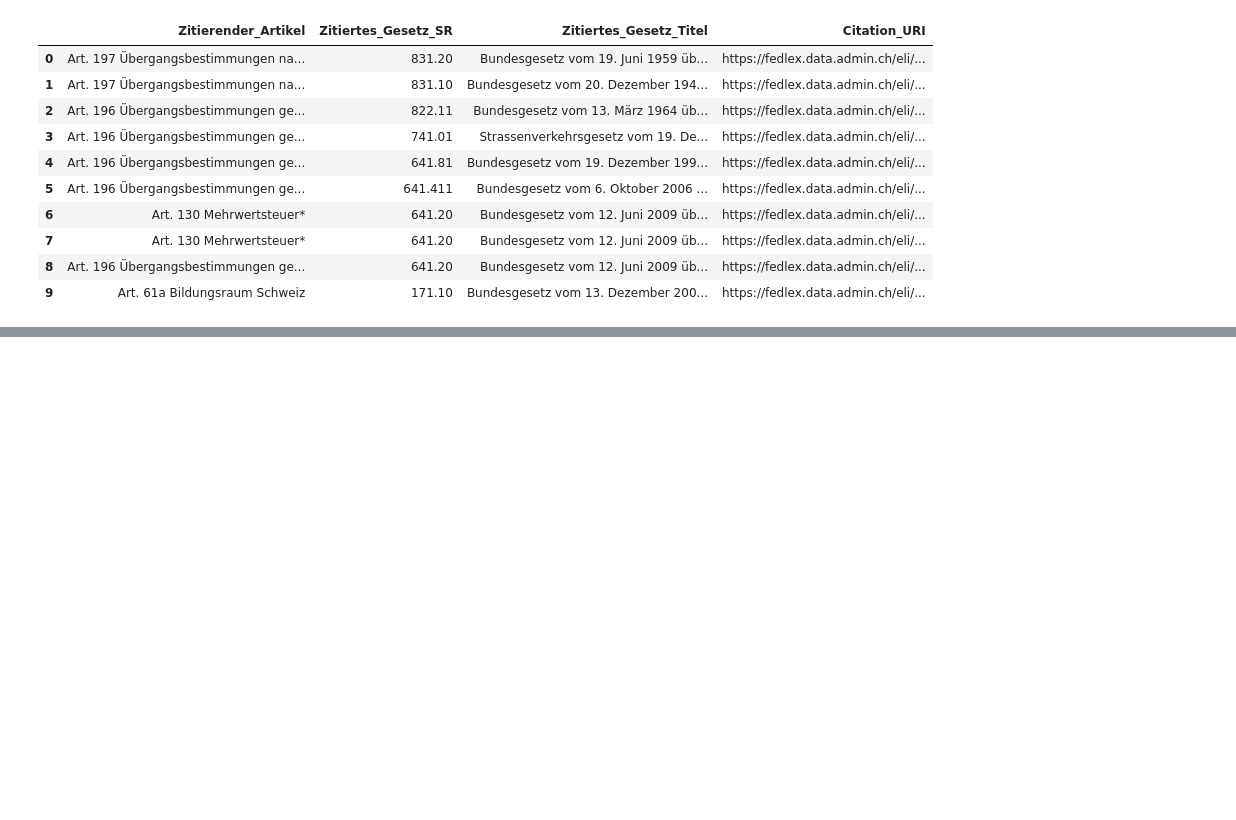
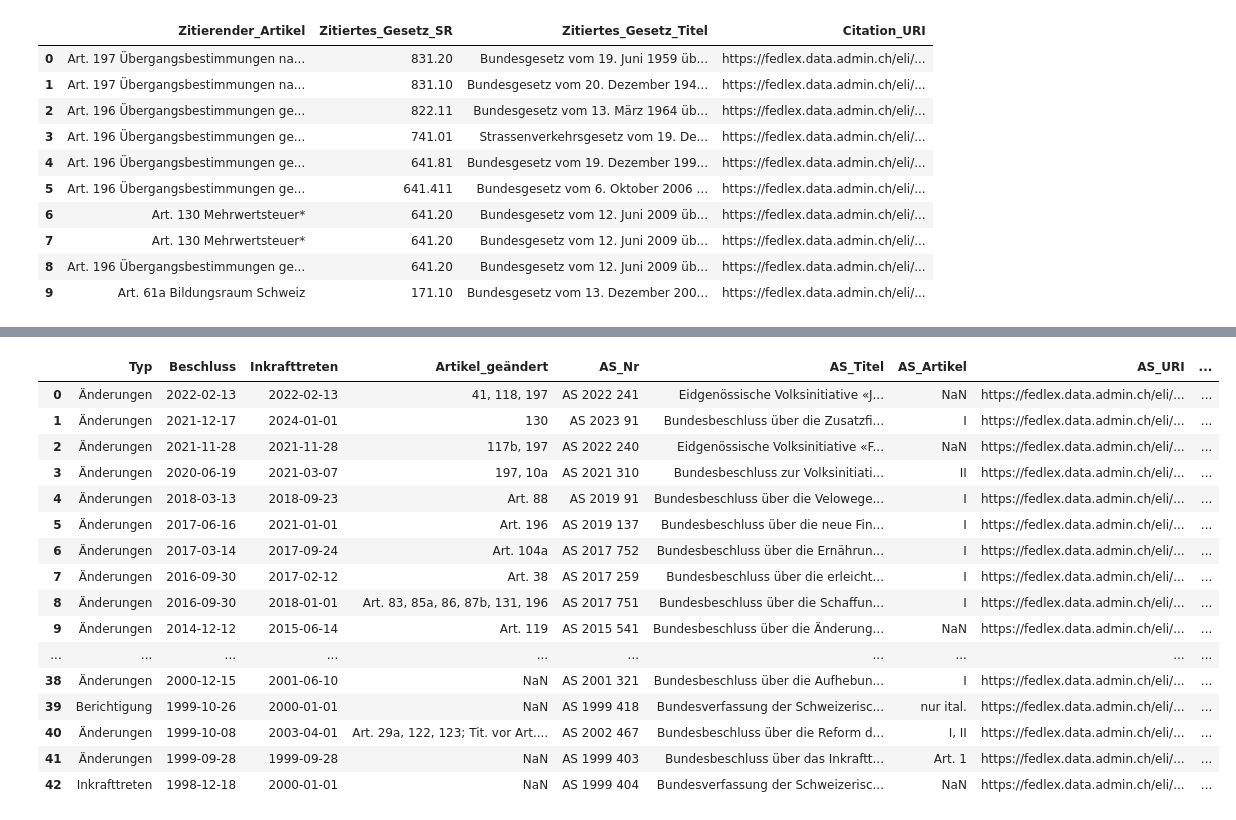
Before and after one commit to bequrios/fedlex, a Jupyter notebook: content/Tutorial.ipynb, the cells around one changed output, grey strips where cells are left out. Saved outputs shown, nothing was run; the diff lists cells and outputs as text; code cells hidden in the pictures; blank space fills up the shorter version.

Commit message:
Included Impacts to Tutorial

```diff
--- a/content/Tutorial.ipynb
+++ b/content/Tutorial.ipynb
@@ -600,0 +680,84 @@ display_result(df)
+# %%
+df = await query("""
+
+PREFIX jolux: <http://data.legilux.public.lu/resource/ontology/jolux#>
+PREFIX skos: <http://www.w3.org/2004/02/skos/core#>
+
+# SAMPLE, MAX und GROUP_CONCAT sind Aggregierfunctionen die über alle Listeneinträge angewandt werden die in den GROUP BY variablen gleiche Werte haben
+SELECT (SAMPLE(?Typ) AS ?Typ) ?Beschluss (SAMPLE(?Inkrafttreten) AS ?Inkrafttreten) (GROUP_CONCAT(?Art_geändert; SEPARATOR=', ') AS ?Artikel_geändert) ?AS_Nr
+?AS_Titel (MAX(?AS_Artikel) AS ?AS_Artikel) ?AS_URI (GROUP_CONCAT(?Impact_URI; SEPARATOR='    ') AS ?Impact_URIs)  WHERE {
+
+    # Wähle alle Subdivisions der Bundesverfassung
+    ?SRsubdivision jolux:legalResourceSubdivisionIsPartOf <https://fedlex.data.admin.ch/eli/cc/1999/404> .
+
+    # Wähle all Impacts die als Ziel eine Subdivisions der Bundesverfassung angeben, sowie die Eigenschaften der Impacts
+    ?Impact_URI jolux:impactToLegalResource ?SRsubdivision ;
+            jolux:language <http://publications.europa.eu/resource/authority/language/DEU> ; # Nur Deutsche Versionen
+            jolux:legalResourceImpactHasType/skos:prefLabel ?Typ ; # Info über die Art der Änderung
+            jolux:legalResourceImpactHasDateEntryInForce ?Inkrafttreten ; # Datum des Inkrafttreten der Änderung
+            jolux:impactFromLegalResource/jolux:legalResourceSubdivisionIsPartOf ?AS_URI ; # Auswählen der Quellen der Änderungen (AS-Einträge)
+            jolux:informationSource ?source . # Abfragen aus welcher Datenquelle der Impact stammt
+    FILTER(lang(?Typ) = 'de') # Nur die deutschen Bezeichnungen
+
+    # Informationen zu Beschlussdatum der AS-Einträgs sowie Titel der AS-Einträge
+    ?AS_URI jolux:dateDocument ?Beschluss ;
+            jolux:isRealizedBy ?AS_Expression .
+    ?AS_Expression jolux:language <http://publications.europa.eu/resource/authority/language/DEU> ;
+                   jolux:title ?AS_Titel .
+
+    # Ältere AS haben die AS Nummer als Attribut gespeichert
+    OPTIONAL { ?AS_Expression jolux:historicalLegalId ?AS_Nr_ . }
+    # Für neuere AS-Einträge muss diese erst zusammengesetzt werden aus Veröffentlichungsjahr und Veröffentlichungssequenz
+    OPTIONAL { ?AS_Expression jolux:memorialName ?AS_Nr_Teil1 . }
+    OPTIONAL { ?AS_Expression jolux:memorialYear ?AS_Nr_Teil2 . }
+    OPTIONAL { ?AS_URI jolux:sequenceInTheYearOfPublication ?AS_Nr_Teil3 . }
+    BIND(IF(bound(?AS_Nr), ?AS_Nr_, CONCAT(str(?AS_Nr_Teil1), ' ', str(?AS_Nr_Teil2), ' ', str(?AS_Nr_Teil3))) as ?AS_Nr)
+
+    # Abfrage der Info welcher Teil des AS-Eintrags die Änderung auslöst
+    # Für ältere Impacts ist diese Info ein Attribut von Impacts aus der Quelle Geschäftsende
+    OPTIONAL {
+    ?Impact_URI jolux:informationSource <https://fedlex.data.admin.ch/vocabulary/information-source/data-from-geschaeftsstaende> .
+    ?Impact_URI jolux:impactFromLegalResourceComment ?AS_Artikel1 . FILTER(lang(?AS_Artikel1)='de') .
+    }
+    # Für neuere Impacts aus der Quelle Legiconso ist die Info ein Attribut der Quellseitigen Subdivision
+    OPTIONAL { ?Impact_URI jolux:impactFromLegalResource/jolux:legalResourceSubdivisionHasSubdivisionIdentificationDetail/jolux:legalResourceSubdivisionDetailId ?AS_Artikel2 .}
+    BIND ( IF(?source in (<https://fedlex.data.admin.ch/vocabulary/information-source/data-from-geschaeftsstaende>,<https://fedlex.data.admin.ch/vocabulary/information-source/data-from-mutation>), ?AS_Artikel1, ?AS_Artikel2)
+        AS ?AS_Artikel )
+
+    # Abfrage der Info welcher Teil des Bundesbeschlusses die Änderung beinhaltet
+    # Für ältere Impacts ist diese Info ein Attribut von Impacts aus der Quelle Mutation
+    OPTIONAL {
+    ?Impact_URI jolux:informationSource <https://fedlex.data.admin.ch/vocabulary/information-source/data-from-mutation> .
+    ?Impact_URI jolux:impactToLegalResourceComment ?geändert1 . FILTER(lang(?geändert1)='de') .
+    }
+    # Für neuere Impacts aus der Quelle Legiconso ist die Info ein Attribut der Zielseitigen Subdivision
+    OPTIONAL { ?SRsubdivision jolux:legalResourceSubdivisionHasSubdivisionIdentificationDetail/jolux:legalResourceSubdivisionDetailId ?geändert2 . } # Not all SR Subdivisions have that Info
+    BIND ( IF(?source in (<https://fedlex.data.admin.ch/vocabulary/information-source/data-from-geschaeftsstaende>,<https://fedlex.data.admin.ch/vocabulary/information-source/data-from-mutation>), ?geändert1, ?geändert2) AS ?Art_geändert )
+
+}
+
+GROUP BY ?Beschluss ?AS_Nr ?AS_Titel ?AS_URI ?Artikel_geändert
+
+ORDER BY desc(?Beschluss)
+
+""", "F")
+
+display_result(df)
+# %% [output]
+|  | Typ | Beschluss | Inkrafttreten | Artikel_geändert | AS_Nr | AS_Titel | AS_Artikel | AS_URI | ... |
+| 0 | Änderungen | 2022-02-13 | 2022-02-13 | 41, 118, 197 | AS 2022 241 | Eidgenössische Volksinitiative «J... | NaN | https://fedlex.data.admin.ch/eli/... | ... |
+| 1 | Änderungen | 2021-12-17 | 2024-01-01 | 130 | AS 2023 91 | Bundesbeschluss über die Zusatzfi... | I | https://fedlex.data.admin.ch/eli/... | ... |
+| 2 | Änderungen | 2021-11-28 | 2021-11-28 | 117b, 197 | AS 2022 240 | Eidgenössische Volksinitiative «F... | NaN | https://fedlex.data.admin.ch/eli/... | ... |
+| 3 | Änderungen | 2020-06-19 | 2021-03-07 | 197, 10a | AS 2021 310 | Bundesbeschluss zur Volksinitiati... | II | https://fedlex.data.admin.ch/eli/... | ... |
+| 4 | Änderungen | 2018-03-13 | 2018-09-23 | Art. 88 | AS 2019 91 | Bundesbeschluss über die Velowege... | I | https://fedlex.data.admin.ch/eli/... | ... |
+| 5 | Änderungen | 2017-06-16 | 2021-01-01 | Art. 196 | AS 2019 137 | Bundesbeschluss über die neue Fin... | I | https://fedlex.data.admin.ch/eli/... | ... |
+| 6 | Änderungen | 2017-03-14 | 2017-09-24 | Art. 104a | AS 2017 752 | Bundesbeschluss über die Ernährun... | I | https://fedlex.data.admin.ch/eli/... | ... |
+| 7 | Änderungen | 2016-09-30 | 2017-02-12 | Art. 38 | AS 2017 259 | Bundesbeschluss über die erleicht... | I | https://fedlex.data.admin.ch/eli/... | ... |
+| 8 | Änderungen | 2016-09-30 | 2018-01-01 | Art. 83, 85a, 86, 87b, 131, 196 | AS 2017 751 | Bundesbeschluss über die Schaffun... | I | https://fedlex.data.admin.ch/eli/... | ... |
+| 9 | Änderungen | 2014-12-12 | 2015-06-14 | Art. 119 | AS 2015 541 | Bundesbeschluss über die Änderung... | NaN | https://fedlex.data.admin.ch/eli/... | ... |
+| ... | ... | ... | ... | ... | ... | ... | ... | ... | ... |
+| 38 | Änderungen | 2000-12-15 | 2001-06-10 | NaN | AS 2001 321 | Bundesbeschluss über die Aufhebun... | I | https://fedlex.data.admin.ch/eli/... | ... |
+| 39 | Berichtigung | 1999-10-26 | 2000-01-01 | NaN | AS 1999 418 | Bundesverfassung der Schweizerisc... | nur ital. | https://fedlex.data.admin.ch/eli/... | ... |
+| 40 | Änderungen | 1999-10-08 | 2003-04-01 | Art. 29a, 122, 123; Tit. vor Art.... | AS 2002 467 | Bundesbeschluss über die Reform d... | I, II | https://fedlex.data.admin.ch/eli/... | ... |
+| 41 | Änderungen | 1999-09-28 | 1999-09-28 | NaN | AS 1999 403 | Bundesbeschluss über das Inkraftt... | Art. 1 | https://fedlex.data.admin.ch/eli/... | ... |
+| 42 | Inkrafttreten | 1998-12-18 | 2000-01-01 | NaN | AS 1999 404 | Bundesverfassung der Schweizerisc... | NaN | https://fedlex.data.admin.ch/eli/... | ... |
```
Also changed, not shown: parts of 10 cells of this notebook, 8 other files.
